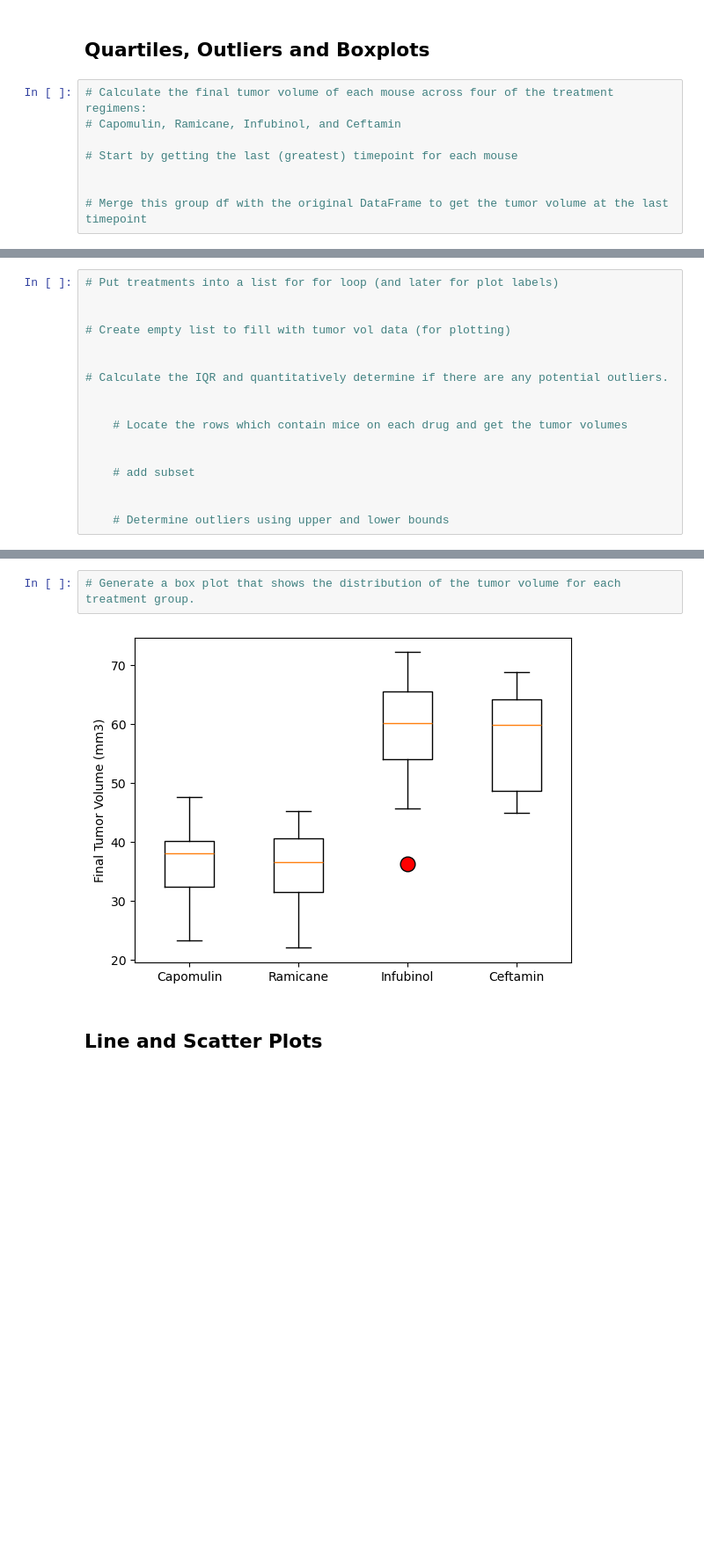
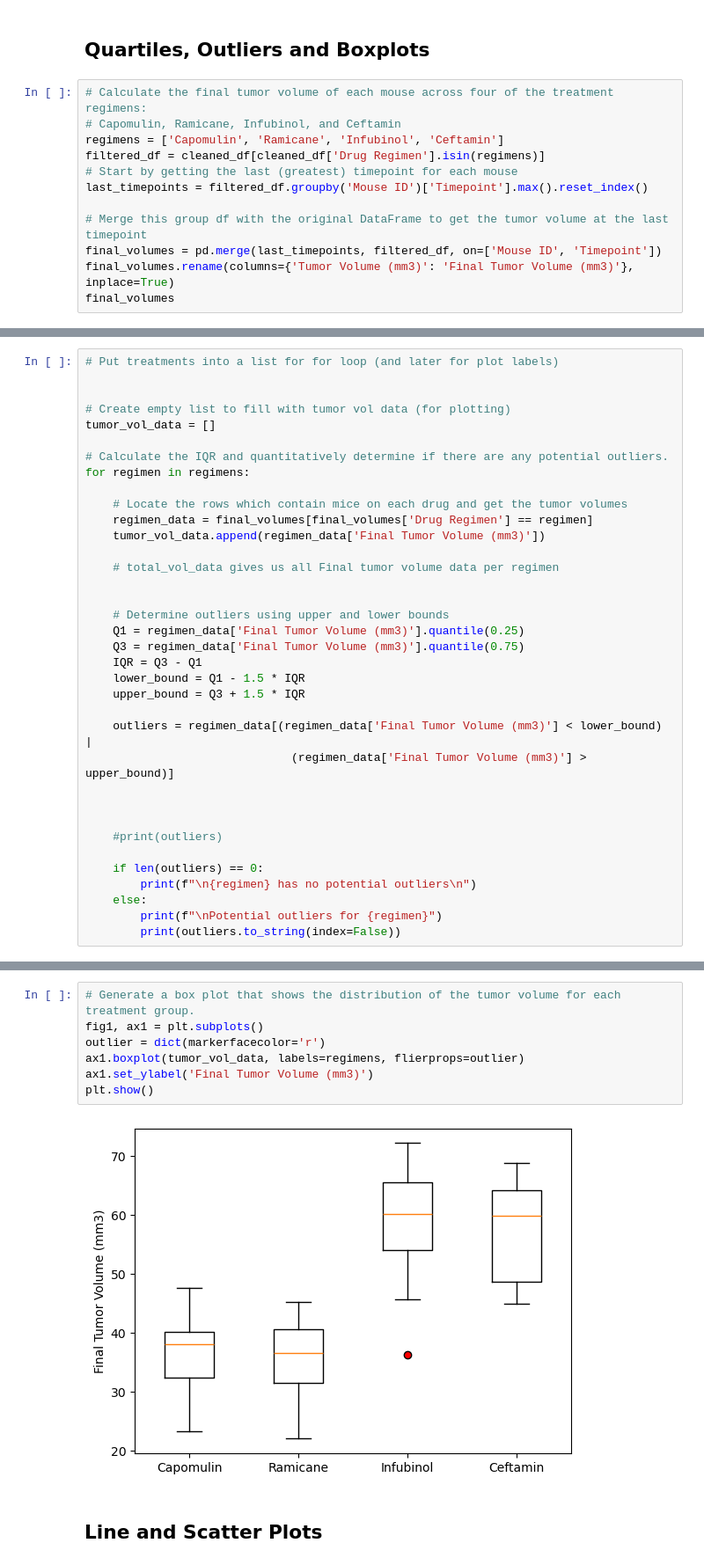
Before and after one commit to bhart4278/matplotlib-challenge, a Jupyter notebook: pymaceuticals/pymaceuticals_code.ipynb, the cells around one changed output, grey strips where cells are left out. Shown: that part at 88% size. Cells and saved outputs as stored; diff of their text form; blank space fills up the shorter version.

Commit message:
Outliers & boxplot

```diff
--- a/pymaceuticals/pymaceuticals_code.ipynb
+++ b/pymaceuticals/pymaceuticals_code.ipynb
@@ -201,8 +198,12 @@ plt.show()
 # %%
 # Calculate the final tumor volume of each mouse across four of the treatment regimens:
 # Capomulin, Ramicane, Infubinol, and Ceftamin
-
+regimens = ['Capomulin', 'Ramicane', 'Infubinol', 'Ceftamin']
+filtered_df = cleaned_df[cleaned_df['Drug Regimen'].isin(regimens)]
 # Start by getting the last (greatest) timepoint for each mouse
-
+last_timepoints = filtered_df.groupby('Mouse ID')['Timepoint'].max().reset_index()
 
 # Merge this group df with the original DataFrame to get the tumor volume at the last timepoint
+final_volumes = pd.merge(last_timepoints, filtered_df, on=['Mouse ID', 'Timepoint'])
+final_volumes.rename(columns={'Tumor Volume (mm3)': 'Final Tumor Volume (mm3)'}, inplace=True)
+final_volumes
@@ -211,16 +226,35 @@ plt.show()
 
 
 # Create empty list to fill with tumor vol data (for plotting)
-
+tumor_vol_data = []
 
 # Calculate the IQR and quantitatively determine if there are any potential outliers.
-
+for regimen in regimens:
 
     # Locate the rows which contain mice on each drug and get the tumor volumes
+    regimen_data = final_volumes[final_volumes['Drug Regimen'] == regimen]
+    tumor_vol_data.append(regimen_data['Final Tumor Volume (mm3)'])
 
-
-    # add subset
+    # total_vol_data gives us all Final tumor volume data per regimen
 
 
     # Determine outliers using upper and lower bounds
+    Q1 = regimen_data['Final Tumor Volume (mm3)'].quantile(0.25)
+    Q3 = regimen_data['Final Tumor Volume (mm3)'].quantile(0.75)
+    IQR = Q3 - Q1
+    lower_bound = Q1 - 1.5 * IQR
+    upper_bound = Q3 + 1.5 * IQR
+
+    outliers = regimen_data[(regimen_data['Final Tumor Volume (mm3)'] < lower_bound) |
+                              (regimen_data['Final Tumor Volume (mm3)'] > upper_bound)]
+
+
+
+    #print(outliers)
+
+    if len(outliers) == 0:
+        print(f"\n{regimen} has no potential outliers\n")
+    else:
+        print(f"\nPotential outliers for {regimen}")
+        print(outliers.to_string(index=False))
 # %% [output]
@@ -232,7 +272,12 @@ Ceftamin's potential outliers: Series([], Name: Tumor Volume (mm3), dtype: float
 # %%
 # Generate a box plot that shows the distribution of the tumor volume for each treatment group.
+fig1, ax1 = plt.subplots()
+outlier = dict(markerfacecolor='r')
+ax1.boxplot(tumor_vol_data, labels=regimens, flierprops=outlier)
+ax1.set_ylabel('Final Tumor Volume (mm3)')
+plt.show()
 # %% [output]
-[figure, old version]
+[figure, new version]
 # %% [markdown]
 ## Line and Scatter Plots
 # %%
```
Also changed, not shown: parts of 3 cells of this notebook, 1 other file.
